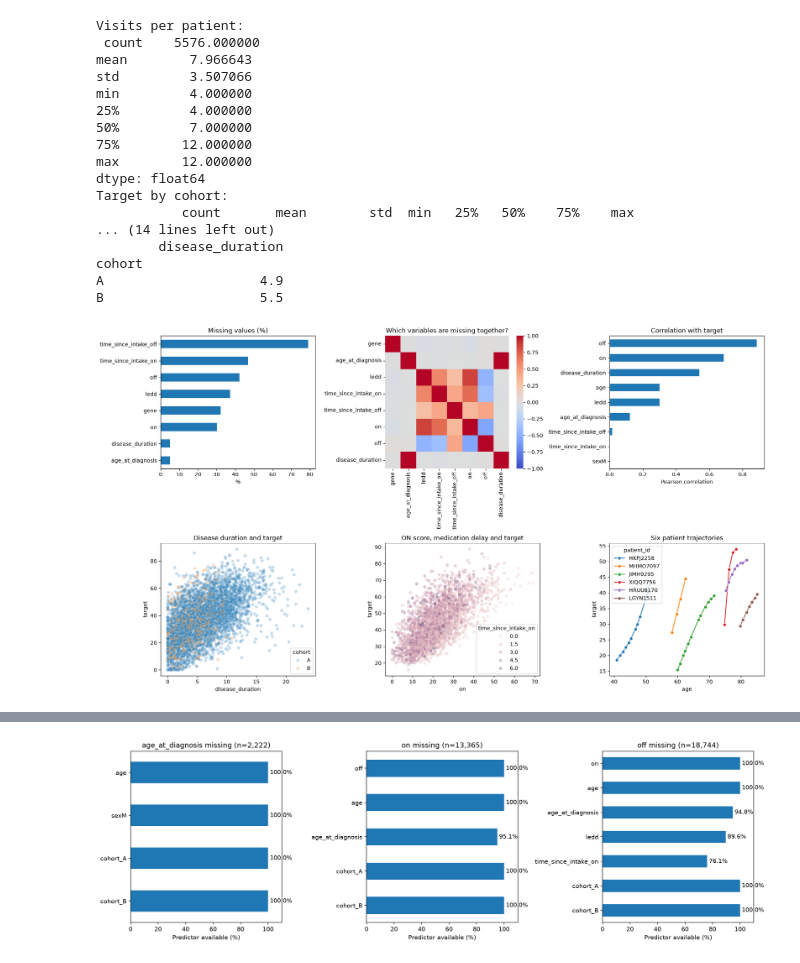
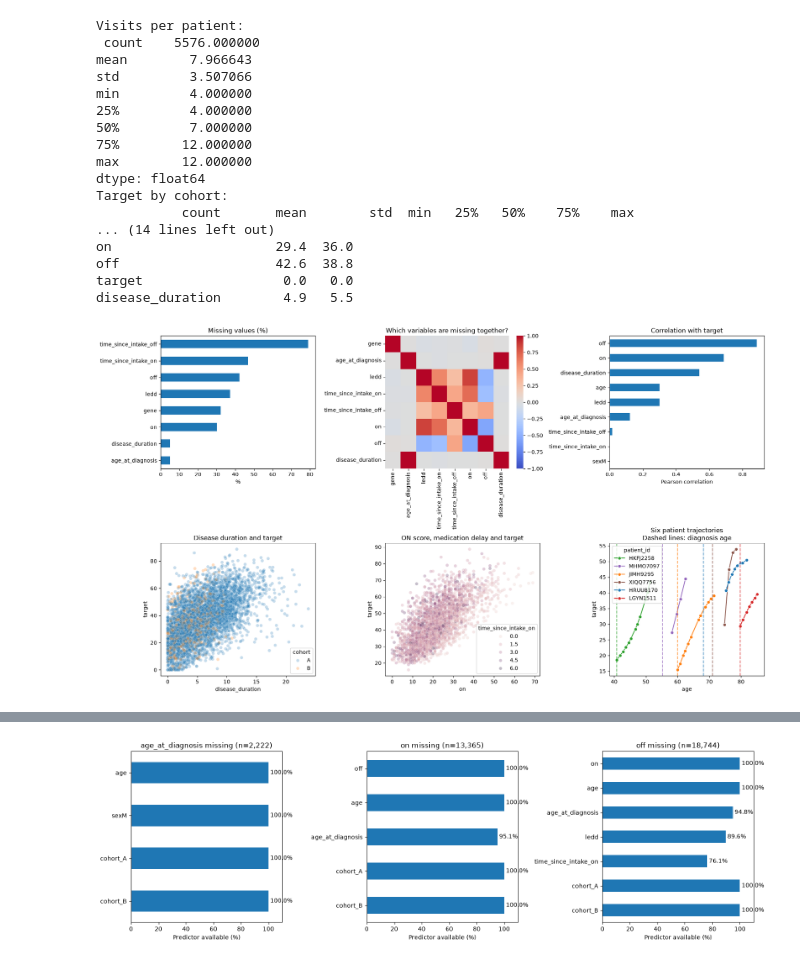
Before and after one commit to luc-polo/Challenge_Parkinson_disease, a Jupyter notebook: exploration/dataset_exploration.ipynb, the cells around one changed output, grey strips where cells are left out. Cells and saved outputs as stored; diff of their text form; code cells hidden in the pictures.

```diff
--- a/exploration/dataset_exploration.ipynb
+++ b/exploration/dataset_exploration.ipynb
@@ -21,7 +21,7 @@ eda["disease_duration"] = eda["age"] - eda["age_at_diagnosis"]
 print("Visits per patient:\n", eda.groupby("patient_id").size().describe())
 print("Target by cohort:\n", eda.groupby("cohort")["target"].describe())
 print("Missing % by cohort:\n", eda.groupby("cohort").agg(
-    lambda col: 100 * col.isna().mean()).round(1))
+    lambda col: 100 * col.isna().mean()).round(1).T.to_string())
 
 fig, axes = plt.subplots(2, 3, figsize=(18, 10))
 
@@ -39,37 +39,41 @@ axes[0, 2].set(title="Correlation with target", xlabel="Pearson correlation")
 
 sample = eda.sample(min(5000, len(eda)), random_state=42)
 sns.scatterplot(data=sample, x="disease_duration", y="target",
                 hue="cohort", alpha=0.25, ax=axes[1, 0])
 axes[1, 0].set_title("Disease duration and target")
 
 sns.scatterplot(data=sample, x="on", y="target",
                 hue="time_since_intake_on", alpha=0.3, ax=axes[1, 1])
 axes[1, 1].set_title("ON score, medication delay and target")
 
 patients = eda["patient_id"].drop_duplicates().sample(6, random_state=42)
 history = eda[eda["patient_id"].isin(patients)].sort_values("age")
-sns.lineplot(data=history, x="age", y="target", hue="patient_id",
+palette = dict(zip(patients, sns.color_palette(n_colors=6)))
+sns.lineplot(data=history, x="age", y="target", hue="patient_id", palette=palette,
              estimator=None, marker="o", ax=axes[1, 2])
-axes[1, 2].set_title("Six patient trajectories")
+# Diagnosis lines match patient colors; skip unknown diagnosis ages.
+for patient, diagnosis_age in history.groupby("patient_id")["age_at_diagnosis"].first().dropna().items():
+    axes[1, 2].axvline(diagnosis_age, color=palette[patient], linestyle="--", alpha=0.7)
+axes[1, 2].set_title("Six patient trajectories\nDashed lines: diagnosis age")
 
 plt.tight_layout()
 plt.show()
 # %% [output]
 Visits per patient:
  count    5576.000000
 mean        7.966643
 std         3.507066
 min         4.000000
 25%         4.000000
 50%         7.000000
 75%        12.000000
 max        12.000000
 dtype: float64
 Target by cohort:
            count       mean        std  min   25%   50%    75%    max
 ... (14 lines left out)
-        disease_duration
-cohort
-A                    4.9
-B                    5.5
+on                     29.4  36.0
+off                    42.6  38.8
+target                  0.0   0.0
+disease_duration        4.9   5.5
-[figure, old version]
+[figure, new version]
```
Also changed, not shown: parts of 3 cells of this notebook, 1 other file.
